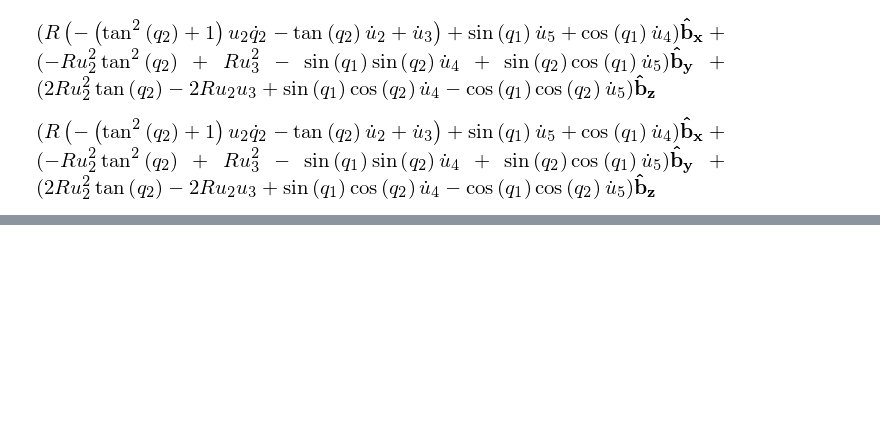
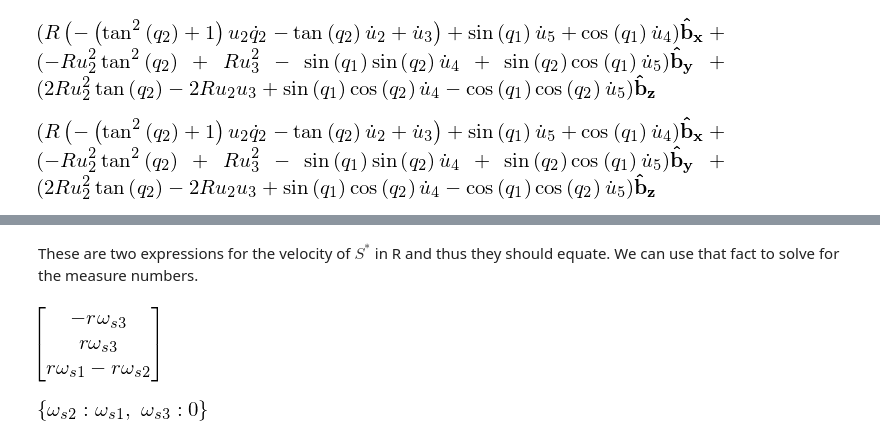
Before and after one commit to moorepants/mae223, a Jupyter notebook: content/homework-notebooks/mae223-ps03.ipynb, the cells around one changed output, grey strips where cells are left out. Cells and saved outputs as stored; diff of their text form; code cells hidden in the pictures; blank space fills up the shorter version.

```diff
--- a/content/homework-notebooks/mae223-ps03.ipynb
+++ b/content/homework-notebooks/mae223-ps03.ipynb
@@ -167,0 +230,11 @@ Ch.a2pt_theory(Cs, A, C).express(B).subs(qdots).simplify()
+# %% [markdown]
+These are two expressions for the velocity of $S^*$ in R and thus they should equate. We can use that fact to solve for the measure numbers.
+# %%
+(R_v_Ss__B - R_v_Ss__A).to_matrix(C)
+# %% [output]
+[figure, added]
+# %%
+sol = sm.solve((R_v_Ss__A - R_v_Ss__B).to_matrix(C), ws2, ws3)
+sol
+# %% [output]
+[figure, added]
```
Also changed, not shown: parts of 46 cells of this notebook.
